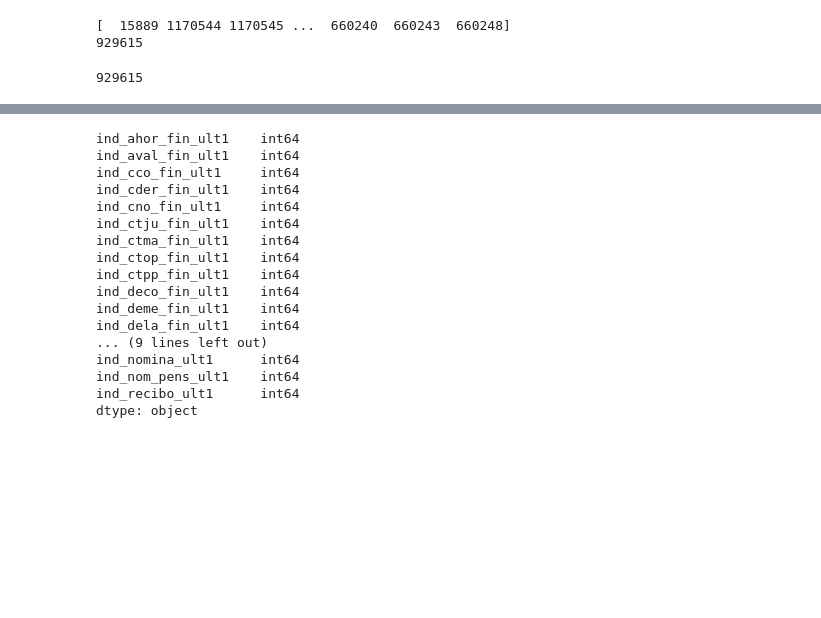
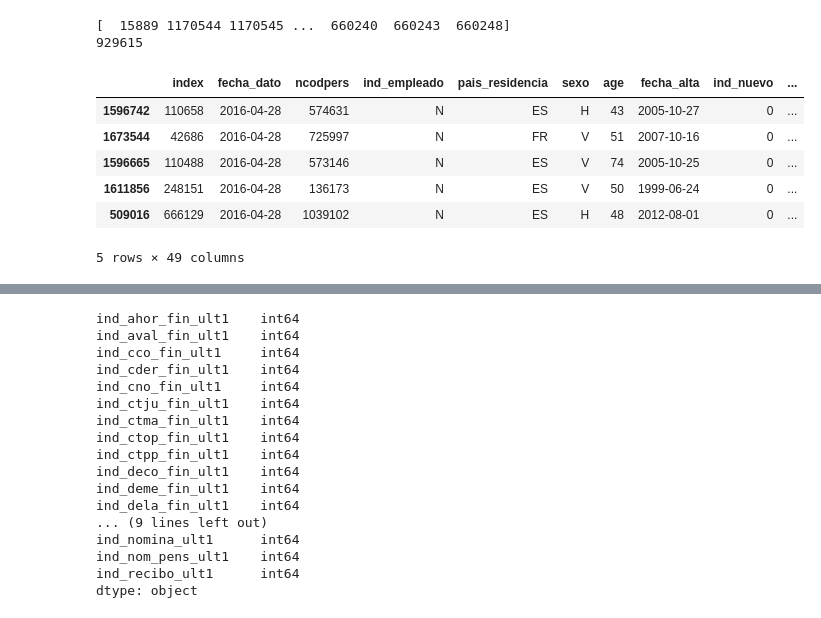
Before and after one commit to paulesta55/recommender-system-santander, a Jupyter notebook: Detailed Cleaning_Visualization original.ipynb, the cells around one changed output, grey strips where cells are left out. Drawn from its saved outputs; the diff is of its cells as text; code cells hidden in the pictures; blank space fills up the shorter version.

```diff
--- a/Detailed Cleaning_Visualization original.ipynb
+++ b/Detailed Cleaning_Visualization original.ipynb
@@ -483,7 +330,12 @@ batch_1 = batch_1[batch_1["ncodpers"].isin(ncodpers_batch_2)]
 [  15889 1170544 1170545 ...  660240  660243  660248]
 929615
 # %%
-len(batch_1)
-len(df_test)
+batch_2.tail()# len(df_test)
 # %% [output]
+|  | index | fecha_dato | ncodpers | ind_empleado | pais_residencia | sexo | age | fecha_alta | ind_nuevo | ... |
+| 1596742 | 110658 | 2016-04-28 | 574631 | N | ES | H | 43 | 2005-10-27 | 0 | ... |
+| 1673544 | 42686 | 2016-04-28 | 725997 | N | FR | V | 51 | 2007-10-16 | 0 | ... |
+| 1596665 | 110488 | 2016-04-28 | 573146 | N | ES | V | 74 | 2005-10-25 | 0 | ... |
+| 1611856 | 248151 | 2016-04-28 | 136173 | N | ES | V | 50 | 1999-06-24 | 0 | ... |
+| 509016 | 666129 | 2016-04-28 | 1039102 | N | ES | H | 48 | 2012-08-01 | 0 | ... |
-929615
+5 rows × 49 columns
```
Also changed, not shown: parts of 74 cells of this notebook, 4 other files.
